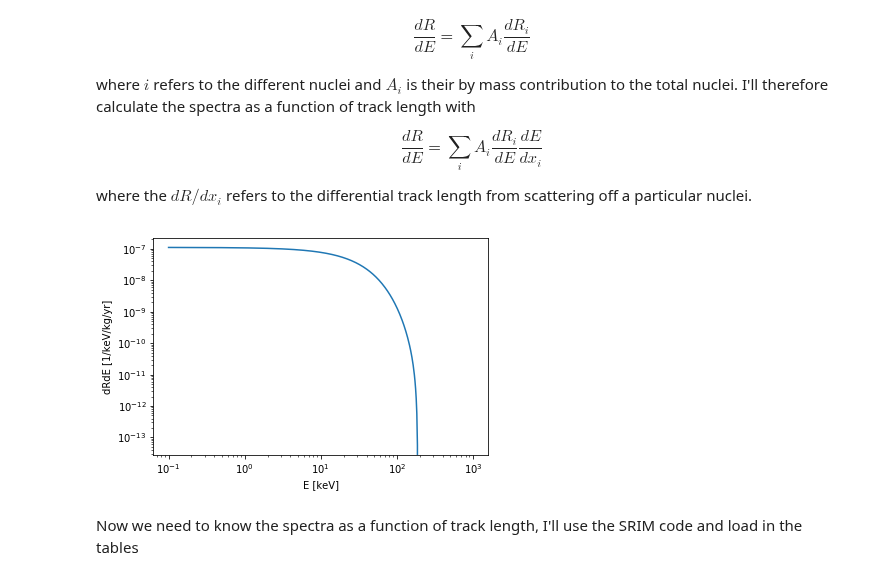
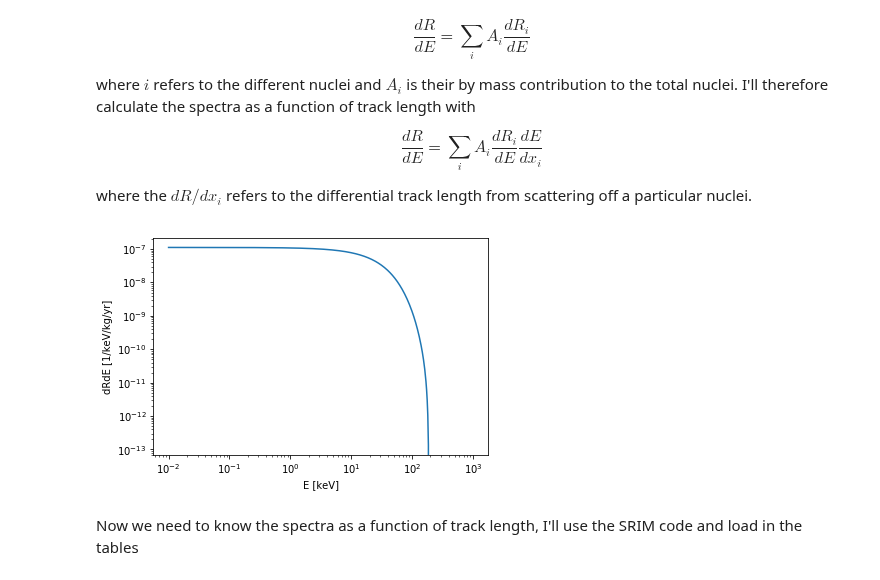
Before and after one commit to tedwards2412/paleo_detectors, a Jupyter notebook: Notebooks/Spectral_lim.ipynb, the cells around one changed output. Drawn from its saved outputs; the diff is of its cells as text; code cells hidden in the pictures.

```diff
--- a/Notebooks/Spectral_lim.ipynb
+++ b/Notebooks/Spectral_lim.ipynb
@@ -26,27 +26,27 @@ where the $dR/dx_i$ refers to the differential track length from scattering off
 # %%
 # Zabuyelite is Li2CO3 therefore we need to some over several elements to get the signal
 # Here we give the number of protons and neutrons in lithium, carbon, and oxygen
 # in that order
 nuclei_Zab = ["Li", "C", "O"]
 Zab_abun = np.array([0.189,0.162,0.649])
 Zab_p = np.array([3,6,8])
 Zab_n = np.array([4,6,8])
 
 def dRdE_Zab(E, sigma, m):
     # E in keV, sigma in cm^2, mass in GeV
     dRdE = np.zeros_like(E)
     for i, ratio in enumerate(Zab_abun):
         dRdE += ratio*DMU.dRdE_standard(E, Zab_p[i], Zab_n[i], m, sigma)
     return dRdE
 
-E_list = np.logspace(-1, 3, 500) # keV
+E_list = np.logspace(-2, 3, 500) # keV
 dRdE = dRdE_Zab(E_list, 1e-45, 500)
 plt.loglog(E_list,dRdE)
 plt.ylabel("dRdE [1/keV/kg/yr]")
 plt.xlabel("E [keV]")
 plt.show()
 # %% [output]
-[figure, old version]
+[figure, new version]
 # %% [markdown]
 Now we need to know the spectra as a function of track length, I'll use the SRIM code and load in the tables
 # %%
```
Also changed, not shown: parts of 7 cells of this notebook.
